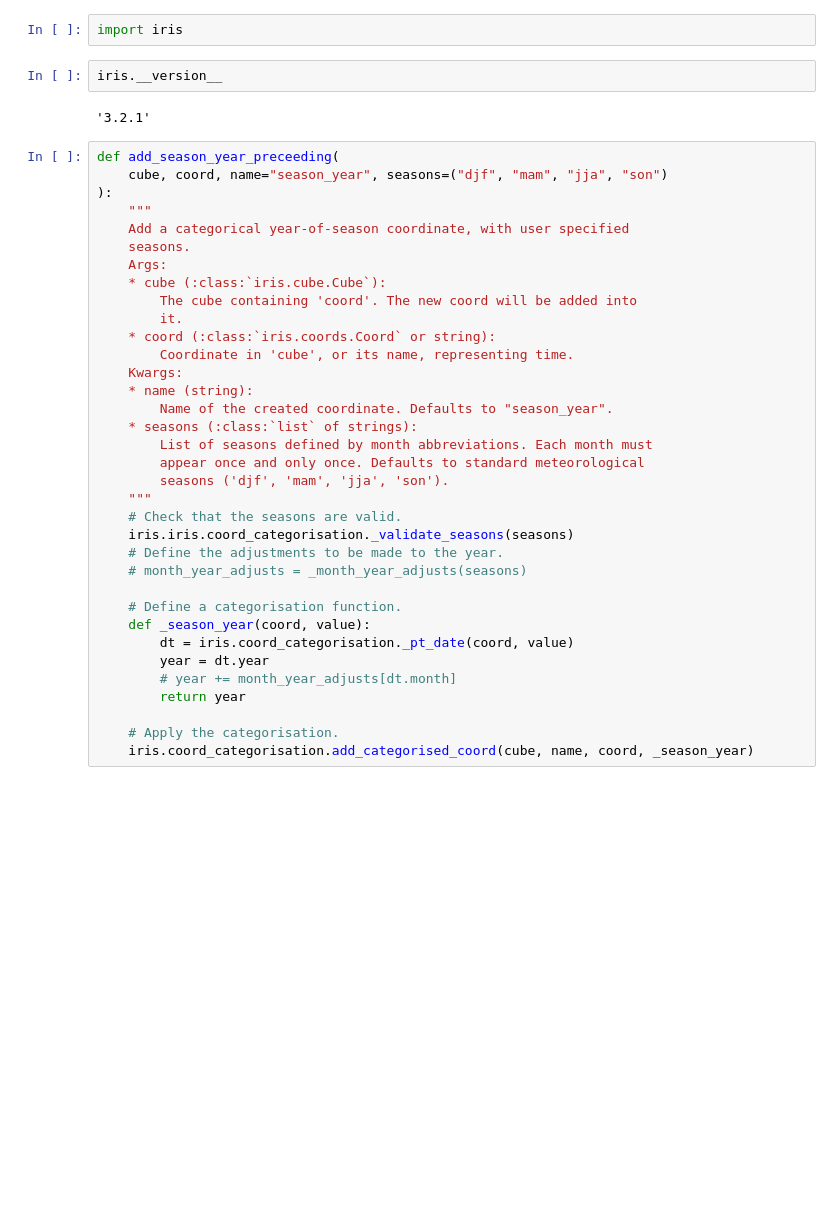
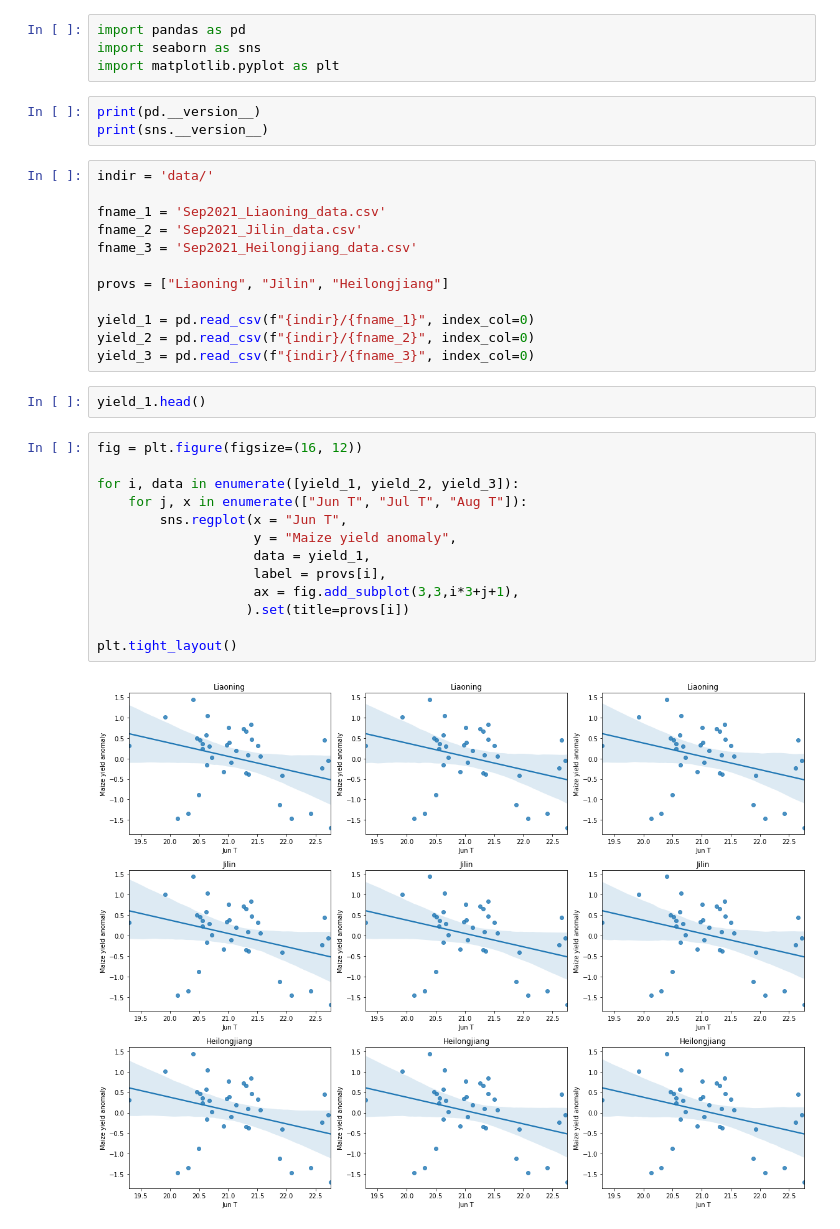
Before and after one commit to informatics-lab/binder_rstudio_jupyterlab_example, a Jupyter notebook: analysis-4.ipynb, the cells around one changed output. Drawn from its saved outputs; the diff is of its cells as text; blank space fills up the shorter version.

Commit message:
update all the analyses to produce the same plots

```diff
--- a/analysis-4.ipynb
+++ b/analysis-4.ipynb
@@ -3,41 +3,36 @@
 # %%
-import iris
+import pandas as pd
+import seaborn as sns
+import matplotlib.pyplot as plt
 # %%
-iris.__version__
+print(pd.__version__)
+print(sns.__version__)
-# %% [output]
-'3.2.1'
-# %%
-def add_season_year_preceeding(
-    cube, coord, name="season_year", seasons=("djf", "mam", "jja", "son")
-):
-    """
-    Add a categorical year-of-season coordinate, with user specified
-    seasons.
-    Args:
-    * cube (:class:`iris.cube.Cube`):
-        The cube containing 'coord'. The new coord will be added into
-        it.
-    * coord (:class:`iris.coords.Coord` or string):
-        Coordinate in 'cube', or its name, representing time.
-    Kwargs:
-    * name (string):
-        Name of the created coordinate. Defaults to "season_year".
-    * seasons (:class:`list` of strings):
-        List of seasons defined by month abbreviations. Each month must
-        appear once and only once. Defaults to standard meteorological
-        seasons ('djf', 'mam', 'jja', 'son').
-    """
-    # Check that the seasons are valid.
-    iris.iris.coord_categorisation._validate_seasons(seasons)
-    # Define the adjustments to be made to the year.
-    # month_year_adjusts = _month_year_adjusts(seasons)
-
-    # Define a categorisation function.
-    def _season_year(coord, value):
-        dt = iris.coord_categorisation._pt_date(coord, value)
-        year = dt.year
-        # year += month_year_adjusts[dt.month]
-        return year
-
-    # Apply the categorisation.
-    iris.coord_categorisation.add_categorised_coord(cube, name, coord, _season_year)
+# %%
+indir = 'data/'
+
+fname_1 = 'Sep2021_Liaoning_data.csv'
+fname_2 = 'Sep2021_Jilin_data.csv'
+fname_3 = 'Sep2021_Heilongjiang_data.csv'
+
+provs = ["Liaoning", "Jilin", "Heilongjiang"]
+
+yield_1 = pd.read_csv(f"{indir}/{fname_1}", index_col=0)
+yield_2 = pd.read_csv(f"{indir}/{fname_2}", index_col=0)
+yield_3 = pd.read_csv(f"{indir}/{fname_3}", index_col=0)
+# %%
+yield_1.head()
+# %%
+fig = plt.figure(figsize=(16, 12))
+
+for i, data in enumerate([yield_1, yield_2, yield_3]):
+    for j, x in enumerate(["Jun T", "Jul T", "Aug T"]):
+        sns.regplot(x = "Jun T",
+                    y = "Maize yield anomaly",
+                    data = yield_1,
+                    label = provs[i],
+                    ax = fig.add_subplot(3,3,i*3+j+1),
+                   ).set(title=provs[i])
+
+plt.tight_layout()
+# %% [output]
+[figure, added]
```
Also changed, not shown: parts of 1 cell of this notebook, 2 other files.
